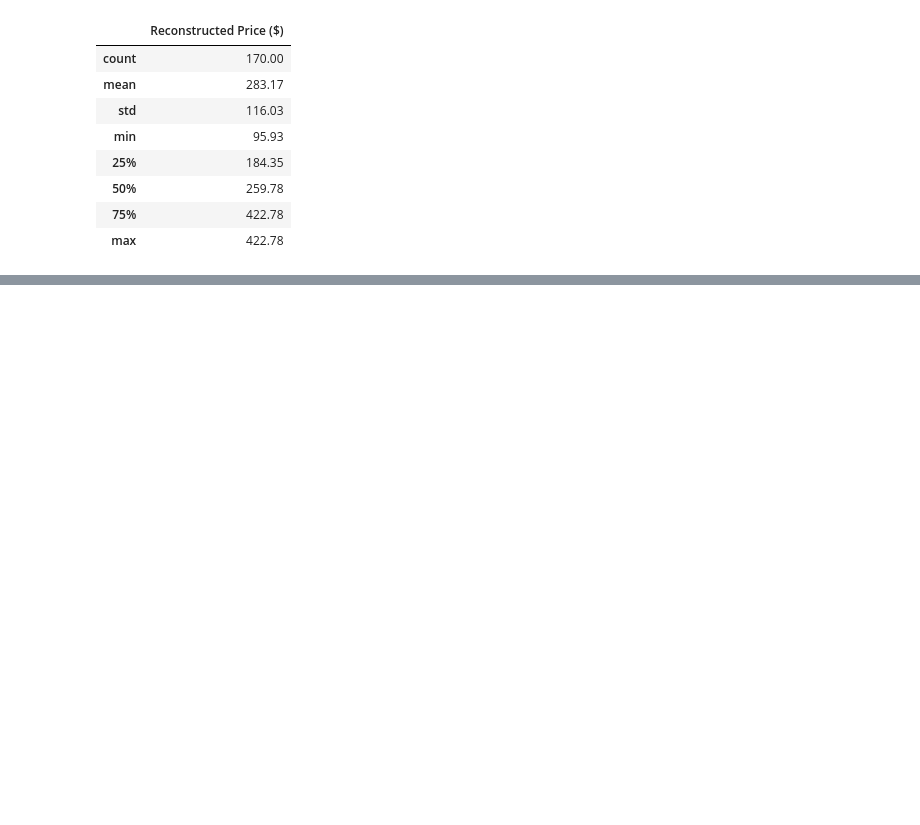
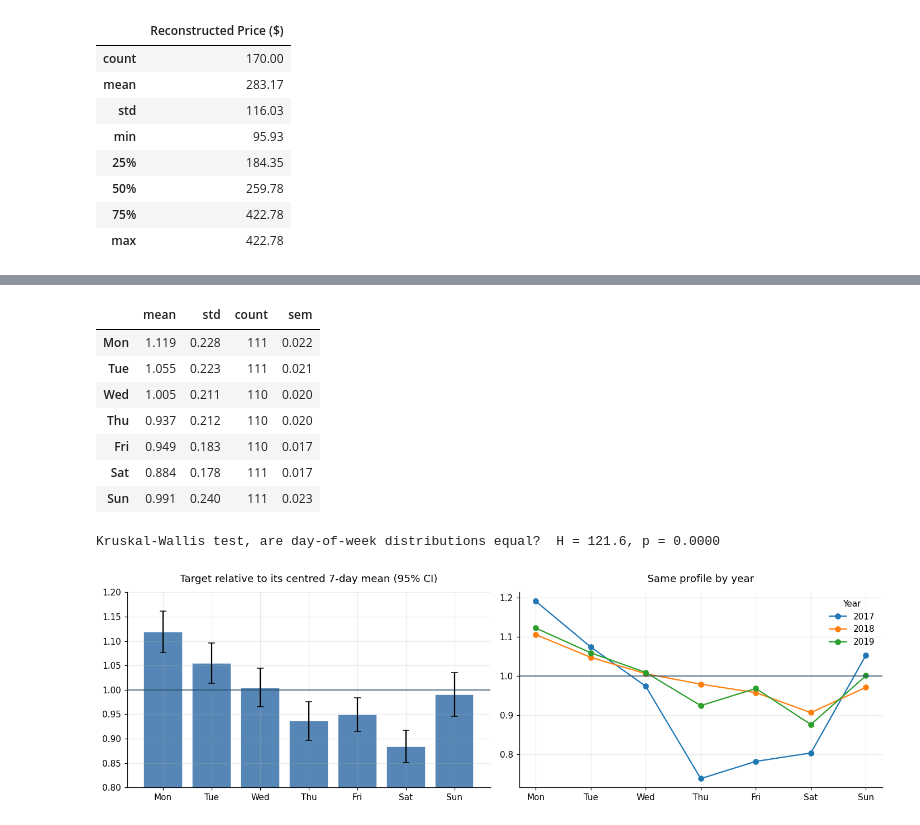
Before and after one commit to krasniukevych-marichka/Ice-Maker, a Jupyter notebook: eda.ipynb, the cells around one changed output, grey strips where cells are left out. Saved outputs shown, nothing was run; the diff lists cells and outputs as text; code cells hidden in the pictures; blank space fills up the shorter version.

```diff
--- a/eda.ipynb
+++ b/eda.ipynb
@@ -794,0 +990,37 @@ Mean disagreement between estimates: $0.0000
+# %%
+dow_names = ["Mon", "Tue", "Wed", "Thu", "Fri", "Sat", "Sun"]
+rel = (ts / ts.rolling(7, center=True).mean()).dropna()
+
+dow = rel.groupby(rel.index.dayofweek).agg(["mean", "std", "count"])
+dow.index = dow_names
+dow["sem"] = dow["std"] / np.sqrt(dow["count"])
+display(dow.round(3))
+
+kw_stat, kw_p = stats.kruskal(*[rel[rel.index.dayofweek == d] for d in range(7)])
+print(f"Kruskal-Wallis test, are day-of-week distributions equal?  H = {kw_stat:.1f}, p = {kw_p:.4f}")
+
+by_year_dow = rel.groupby([rel.index.year, rel.index.dayofweek]).mean().unstack(0)
+by_year_dow.index = dow_names
+
+fig, axes = plt.subplots(1, 2, figsize=(13, 4))
+axes[0].bar(dow.index, dow["mean"], yerr=1.96 * dow["sem"], color="#5686B5", edgecolor="white", capsize=4)
+axes[0].axhline(1, color="#24476B", linewidth=1)
+axes[0].set_ylim(0.8, 1.2)
+axes[0].set_title("Target relative to its centred 7-day mean (95% CI)", pad=12)
+by_year_dow.plot(ax=axes[1], marker="o")
+axes[1].axhline(1, color="#24476B", linewidth=1)
+axes[1].set_title("Same profile by year", pad=12)
+axes[1].legend(frameon=False, title="Year")
+plt.tight_layout()
+plt.show()
+# %% [output]
+|  | mean | std | count | sem |
+| Mon | 1.119 | 0.228 | 111 | 0.022 |
+| Tue | 1.055 | 0.223 | 111 | 0.021 |
+| Wed | 1.005 | 0.211 | 110 | 0.020 |
+| Thu | 0.937 | 0.212 | 110 | 0.020 |
+| Fri | 0.949 | 0.183 | 110 | 0.017 |
+| Sat | 0.884 | 0.178 | 111 | 0.017 |
+| Sun | 0.991 | 0.240 | 111 | 0.023 |
+Kruskal-Wallis test, are day-of-week distributions equal?  H = 121.6, p = 0.0000
+[figure, added]
```
Also changed, not shown: parts of 67 cells of this notebook.
